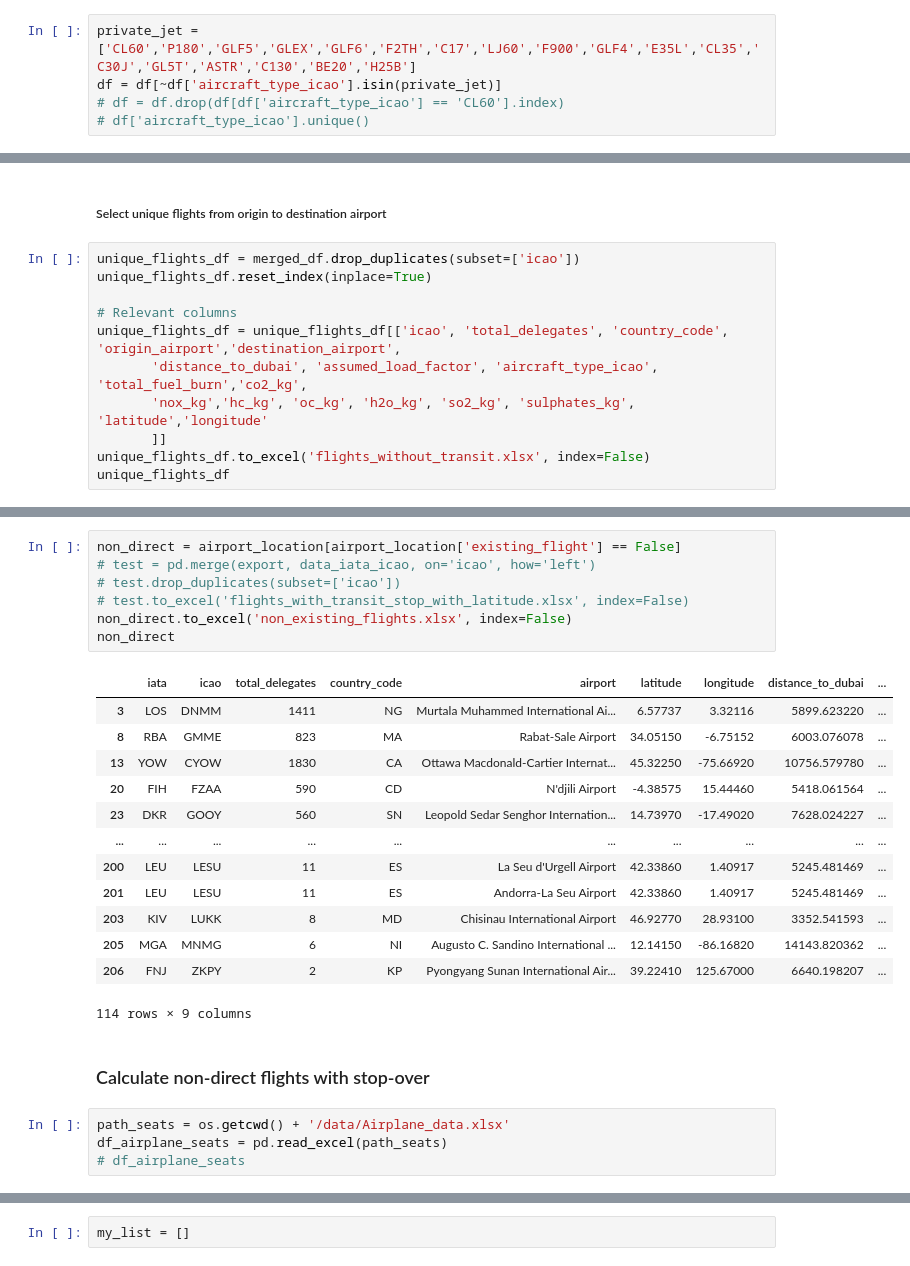
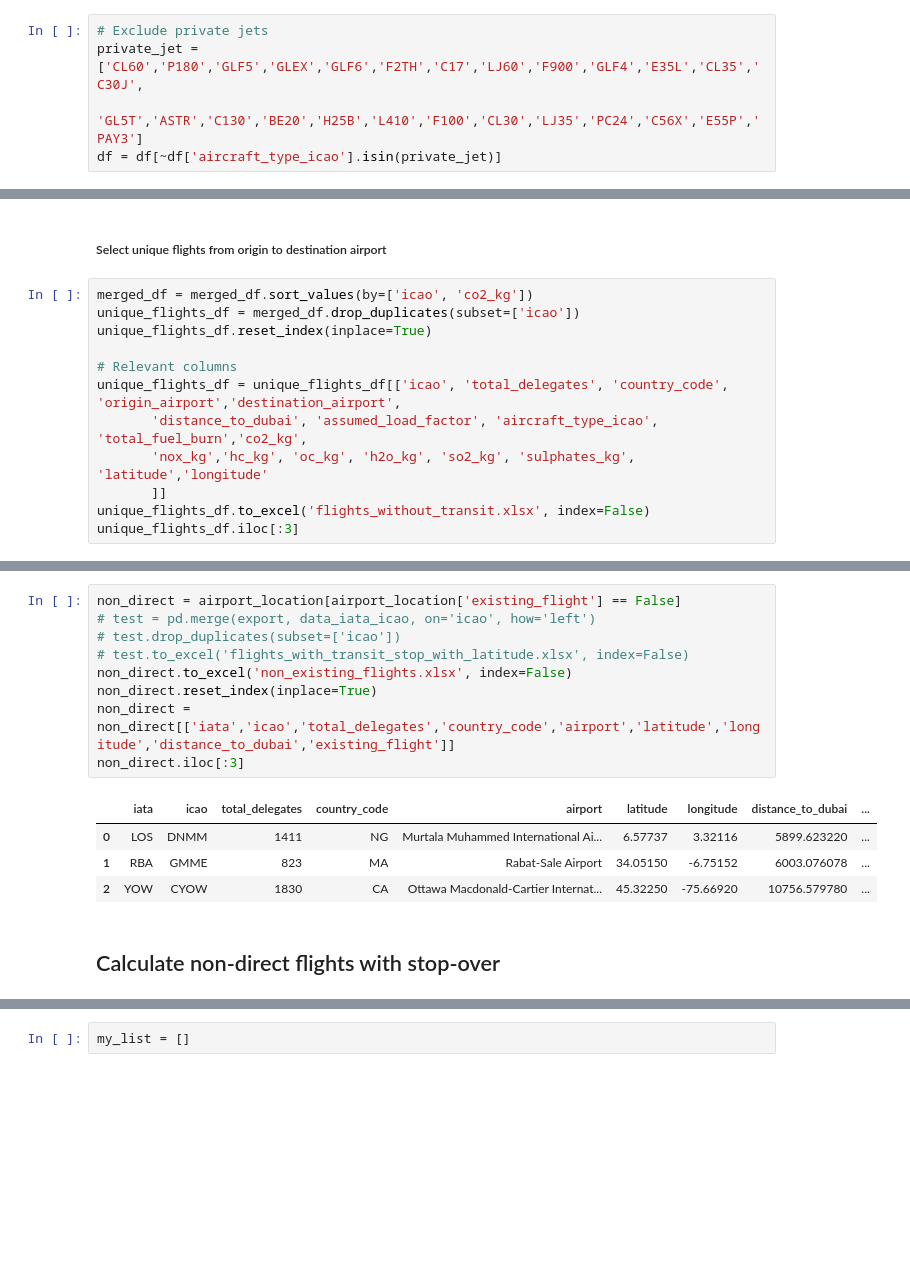
Before and after one commit to lukasschirren/COP_flight_analysis, a Jupyter notebook: cop28_delegate_list.ipynb, the cells around one changed output, grey strips where cells are left out. Cells and saved outputs as stored; diff of their text form; blank space fills up the shorter version.

```diff
--- a/cop28_delegate_list.ipynb
+++ b/cop28_delegate_list.ipynb
@@ -22,7 +22,7 @@ dataset = pq.ParquetDataset('c:\\Users\\lukas\\OneDrive - Imperial College Londo
                             ) # filters=[('columnName', 'in', filterList)]
 df = dataset.read(use_threads=True).to_pandas()
 # %%
-private_jet = ['CL60','P180','GLF5','GLEX','GLF6','F2TH','C17','LJ60','F900','GLF4','E35L','CL35','C30J','GL5T','ASTR','C130','BE20','H25B']
+# Exclude private jets
+private_jet = ['CL60','P180','GLF5','GLEX','GLF6','F2TH','C17','LJ60','F900','GLF4','E35L','CL35','C30J',
+               'GL5T','ASTR','C130','BE20','H25B','L410','F100','CL30','LJ35','PC24','C56X','E55P','PAY3']
 df = df[~df['aircraft_type_icao'].isin(private_jet)]
-# df = df.drop(df[df['aircraft_type_icao'] == 'CL60'].index)
-# df['aircraft_type_icao'].unique()
@@ -185,6 +199,7 @@ test.size
 # %% [markdown]
 ##### Select unique flights from origin to destination airport
 # %%
+merged_df = merged_df.sort_values(by=['icao', 'co2_kg'])
 unique_flights_df = merged_df.drop_duplicates(subset=['icao'])
 unique_flights_df.reset_index(inplace=True)
 
@@ -194,6 +209,6 @@ unique_flights_df = unique_flights_df[['icao', 'total_delegates', 'country_code'
        'nox_kg','hc_kg', 'oc_kg', 'h2o_kg', 'so2_kg', 'sulphates_kg', 'latitude','longitude'
        ]]
 unique_flights_df.to_excel('flights_without_transit.xlsx', index=False)
-unique_flights_df
+unique_flights_df.iloc[:3]
 # %% [output]
 |  | icao | total_delegates | country_code | origin_airport | destination_airport | distance_to_dubai | ... |
@@ -238,30 +231,19 @@ airport_location[airport_location['existing_flight'] == False]
 # %%
 non_direct = airport_location[airport_location['existing_flight'] == False]
 # test = pd.merge(export, data_iata_icao, on='icao', how='left')
 # test.drop_duplicates(subset=['icao'])
 # test.to_excel('flights_with_transit_stop_with_latitude.xlsx', index=False)
 non_direct.to_excel('non_existing_flights.xlsx', index=False)
-non_direct
+non_direct.reset_index(inplace=True)
+non_direct = non_direct[['iata','icao','total_delegates','country_code','airport','latitude','longitude','distance_to_dubai','existing_flight']]
+non_direct.iloc[:3]
 # %% [output]
 |  | iata | icao | total_delegates | country_code | airport | latitude | longitude | distance_to_dubai | ... |
-| 3 | LOS | DNMM | 1411 | NG | Murtala Muhammed International Ai... | 6.57737 | 3.32116 | 5899.623220 | ... |
-| 8 | RBA | GMME | 823 | MA | Rabat-Sale Airport | 34.05150 | -6.75152 | 6003.076078 | ... |
-| 13 | YOW | CYOW | 1830 | CA | Ottawa Macdonald-Cartier Internat... | 45.32250 | -75.66920 | 10756.579780 | ... |
-| 20 | FIH | FZAA | 590 | CD | N'djili Airport | -4.38575 | 15.44460 | 5418.061564 | ... |
-| 23 | DKR | GOOY | 560 | SN | Leopold Sedar Senghor Internation... | 14.73970 | -17.49020 | 7628.024227 | ... |
-| ... | ... | ... | ... | ... | ... | ... | ... | ... | ... |
-| 200 | LEU | LESU | 11 | ES | La Seu d'Urgell Airport | 42.33860 | 1.40917 | 5245.481469 | ... |
-| 201 | LEU | LESU | 11 | ES | Andorra-La Seu Airport | 42.33860 | 1.40917 | 5245.481469 | ... |
-| 203 | KIV | LUKK | 8 | MD | Chisinau International Airport | 46.92770 | 28.93100 | 3352.541593 | ... |
-| 205 | MGA | MNMG | 6 | NI | Augusto C. Sandino International ... | 12.14150 | -86.16820 | 14143.820362 | ... |
-| 206 | FNJ | ZKPY | 2 | KP | Pyongyang Sunan International Air... | 39.22410 | 125.67000 | 6640.198207 | ... |
+| 0 | LOS | DNMM | 1411 | NG | Murtala Muhammed International Ai... | 6.57737 | 3.32116 | 5899.623220 | ... |
+| 1 | RBA | GMME | 823 | MA | Rabat-Sale Airport | 34.05150 | -6.75152 | 6003.076078 | ... |
+| 2 | YOW | CYOW | 1830 | CA | Ottawa Macdonald-Cartier Internat... | 45.32250 | -75.66920 | 10756.579780 | ... |
-114 rows × 9 columns
 # %% [markdown]
-### Calculate non-direct flights with stop-over
+## Calculate non-direct flights with stop-over
-# %%
-path_seats = os.getcwd() + '/data/Airplane_data.xlsx'
-df_airplane_seats = pd.read_excel(path_seats)
-# df_airplane_seats
 # %%
 path_transit = os.getcwd() + '/data/transit_flight_stopover.csv'
 df_stopover = pd.read_csv(path_transit)
```
Also changed, not shown: parts of 38 cells of this notebook, 7 other files.
